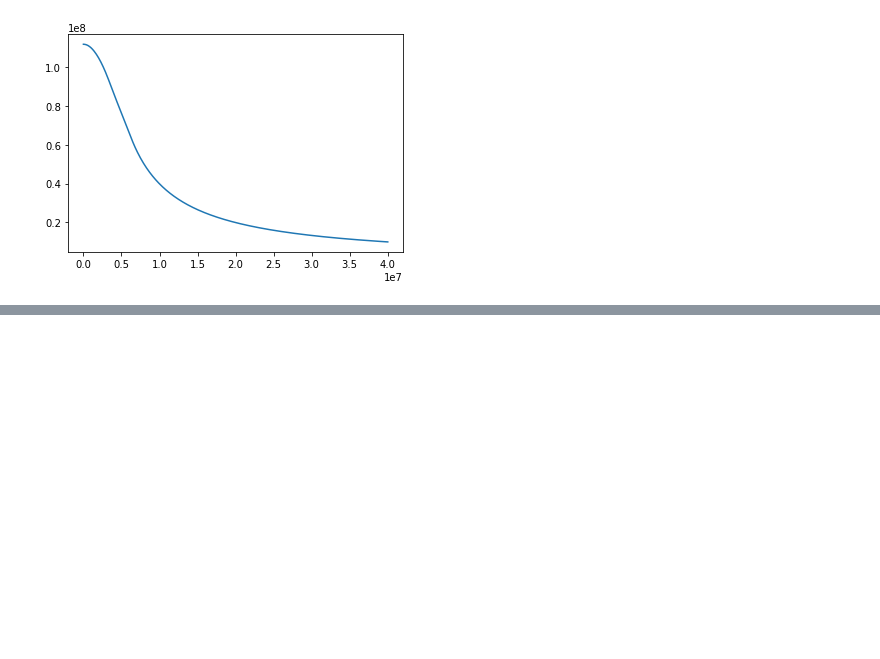
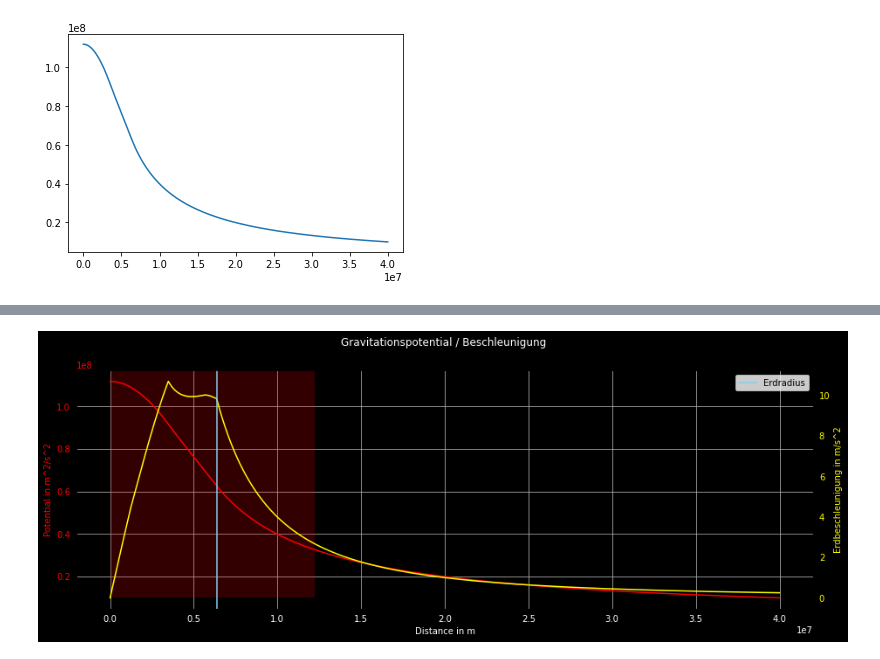
Before and after one commit to d33pk3rn3l/Satellite-geodesy-Exercise-3, a Jupyter notebook: exercise3.ipynb, the cells around one changed output, grey strips where cells are left out. Cells and saved outputs as stored; diff of their text form; code cells hidden in the pictures; blank space fills up the shorter version.

```diff
--- a/exercise3.ipynb
+++ b/exercise3.ipynb
@@ -110,0 +111,41 @@ Text(0.5, 0.5, '10.69')
+# %%
+fig, ax1 = plt.subplots(figsize=(13,5))
+fig.suptitle("Gravitationspotential / Beschleunigung", color="white")
+
+
+color = 'red'
+ax1.set_xlabel('Distance in m', color="white")
+ax1.set_ylabel('Potential in m^2/s^2', color=color)
+ax1.plot(d, potential, color=color, label='Gravitationspotential')
+ax1.tick_params(axis='y', labelcolor=color)
+ax1.tick_params(axis='x', labelcolor="white")
+
+ax2 = ax1.twinx()  # instantiate a second axes that shares the same x-axis
+
+color = 'yellow'
+ax2.set_ylabel('Erdbeschleunigung in m/s^2', color=color)
+ax2.plot(d, acc, color=color)
+ax2.tick_params(axis='y', labelcolor=color)
+
+plt.axvline(x=R_e, ymin=0, ymax=1, color="skyblue", label='Erdradius')
+
+ax2.legend(loc=0)
+
+left, bottom, width, height = (0, 0, 1221 * 10000, 10000000)
+rect=mpatches.Rectangle((left,bottom),width,height,
+                        #fill=False,
+                        alpha=0.2,
+                        #color="purple",
+                       #linewidth=2,
+                       facecolor="red")
+plt.gca().add_patch(rect)
+# add text with text() function in matplotlib
+#plt.text(31, 21.3,'rectangle',fontsize=16, color="red", weight="bold")
+
+ax1.set_facecolor('black')
+fig.set_facecolor("black")
+ax1.grid()
+
+fig.tight_layout()
+# %% [output]
+[figure, added]
```
Also changed, not shown: parts of 12 cells of this notebook, 2 other files.
